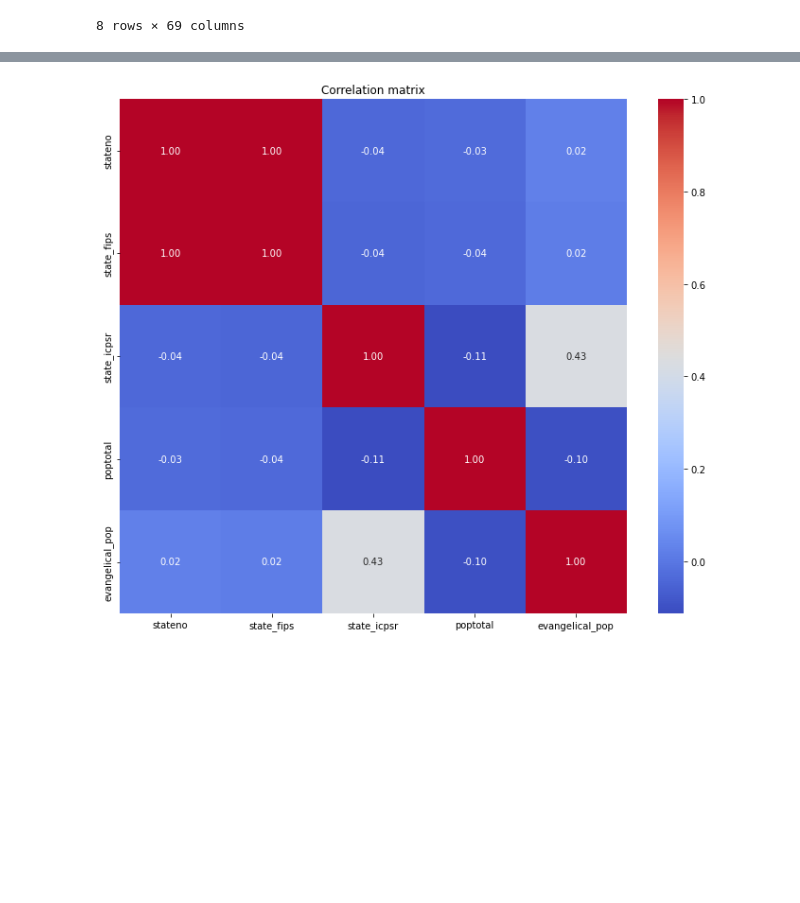
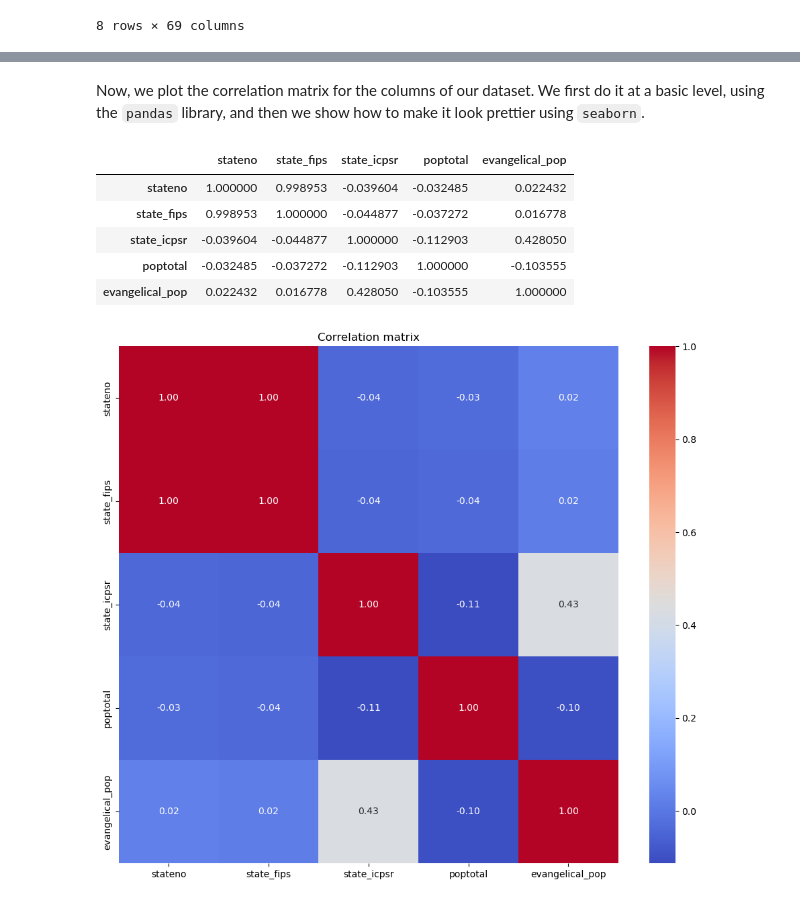
Before and after one commit to SaverioPCapra/metrics_theory_2_project, a Jupyter notebook: tutorial.ipynb, the cells around one changed output, grey strips where cells are left out. Cells and saved outputs as stored; diff of their text form; code cells hidden in the pictures; blank space fills up the shorter version.

```diff
--- a/tutorial.ipynb
+++ b/tutorial.ipynb
@@ -390 +431,14 @@ plt.show()
+# %% [markdown]
+Now, we plot the correlation matrix for the columns of our dataset. We first do it at a basic level, using the `pandas` library, and then we show how to make it look prettier using `seaborn`.
+# %%
+corr_matrix = df[numerical_columns].corr()
+
+corr_matrix
+# %% [output]
+|  | stateno | state_fips | state_icpsr | poptotal | evangelical_pop |
+| stateno | 1.000000 | 0.998953 | -0.039604 | -0.032485 | 0.022432 |
+| state_fips | 0.998953 | 1.000000 | -0.044877 | -0.037272 | 0.016778 |
+| state_icpsr | -0.039604 | -0.044877 | 1.000000 | -0.112903 | 0.428050 |
+| poptotal | -0.032485 | -0.037272 | -0.112903 | 1.000000 | -0.103555 |
+| evangelical_pop | 0.022432 | 0.016778 | 0.428050 | -0.103555 | 1.000000 |
 # %%
```
Also changed, not shown: parts of 32 cells of this notebook.
